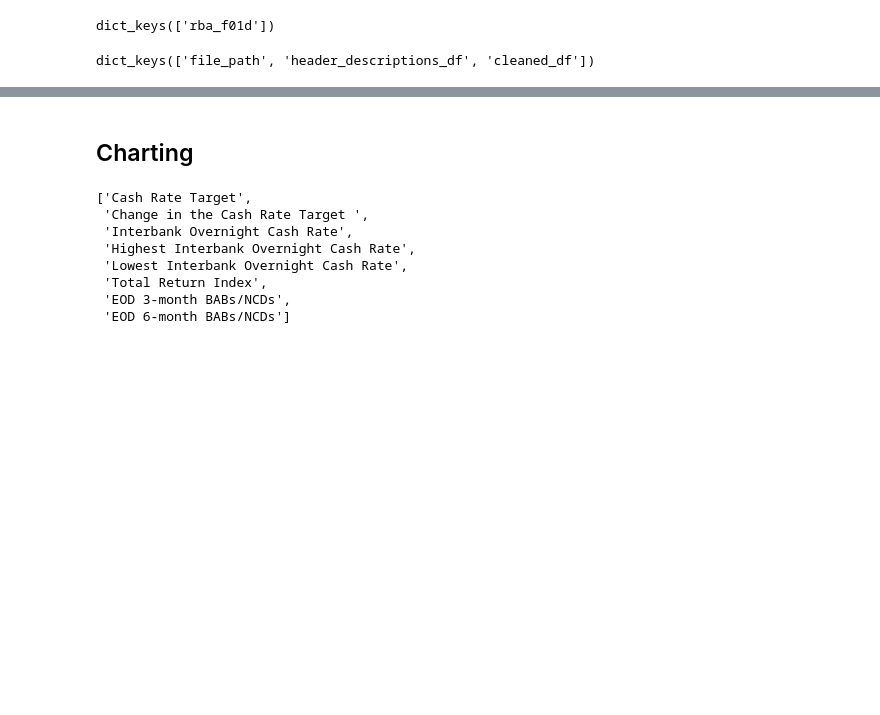
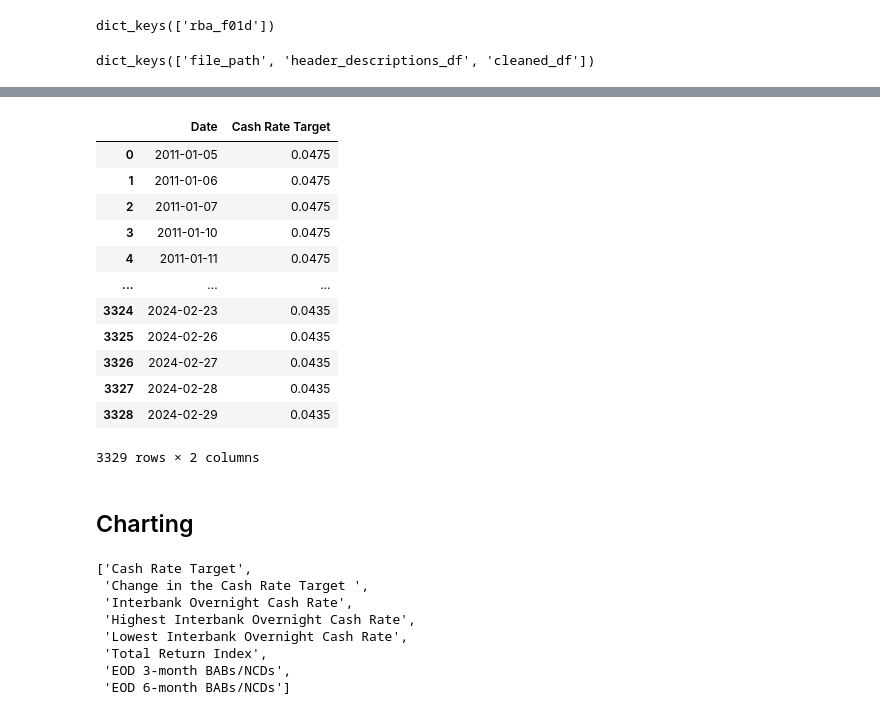
Before and after one commit to tyefraser/rba_statistic_tables, a Jupyter notebook: notebooks/streamlit.ipynb, the cells around one changed output, grey strips where cells are left out. Saved outputs shown, nothing was run; the diff lists cells and outputs as text; code cells hidden in the pictures; blank space fills up the shorter version.

```diff
--- a/streamlit.ipynb
+++ b/notebooks/streamlit.ipynb
@@ -90,0 +252,23 @@ data_dict['rba_f01d']['cleaned_df']
+# %%
+df = data_dict['rba_f01d']['cleaned_df']
+x_column = 'Date'
+y_column = 'Cash Rate Target'
+# %%
+# Clean 2 column df to not include nan values
+df_filtered = df[[x_column, y_column]].copy()
+df_filtered = df_filtered.dropna().copy()
+df_filtered
+# %% [output]
+|  | Date | Cash Rate Target |
+| 0 | 2011-01-05 | 0.0475 |
+| 1 | 2011-01-06 | 0.0475 |
+| 2 | 2011-01-07 | 0.0475 |
+| 3 | 2011-01-10 | 0.0475 |
+| 4 | 2011-01-11 | 0.0475 |
+| ... | ... | ... |
+| 3324 | 2024-02-23 | 0.0435 |
+| 3325 | 2024-02-26 | 0.0435 |
+| 3326 | 2024-02-27 | 0.0435 |
+| 3327 | 2024-02-28 | 0.0435 |
+| 3328 | 2024-02-29 | 0.0435 |
+3329 rows × 2 columns
```
Also changed, not shown: parts of 26 cells of this notebook, 39 other files.
